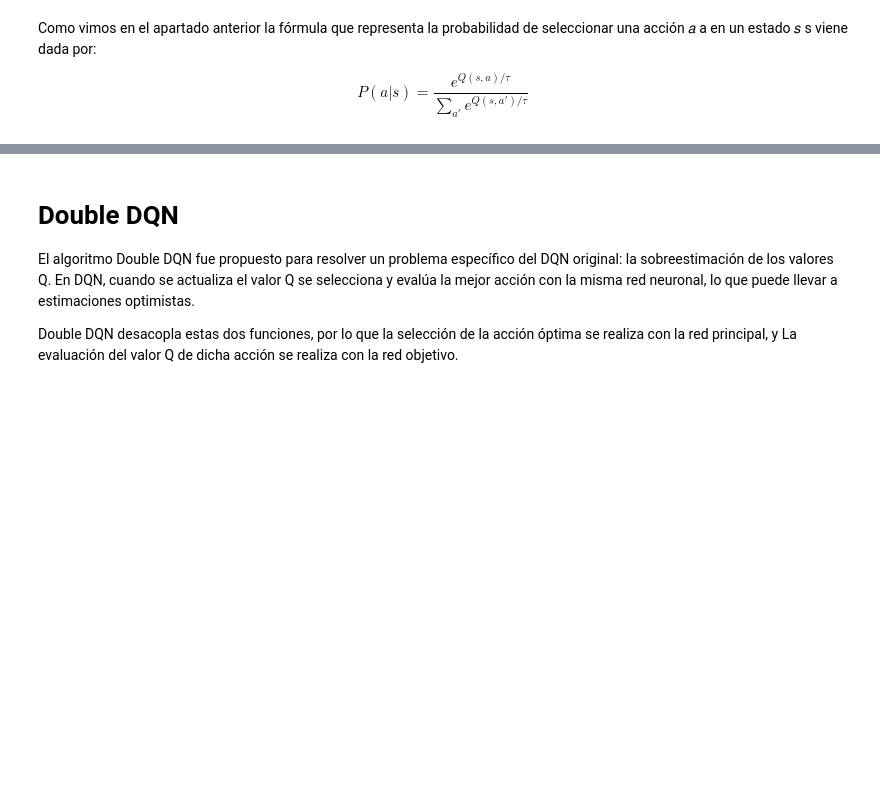
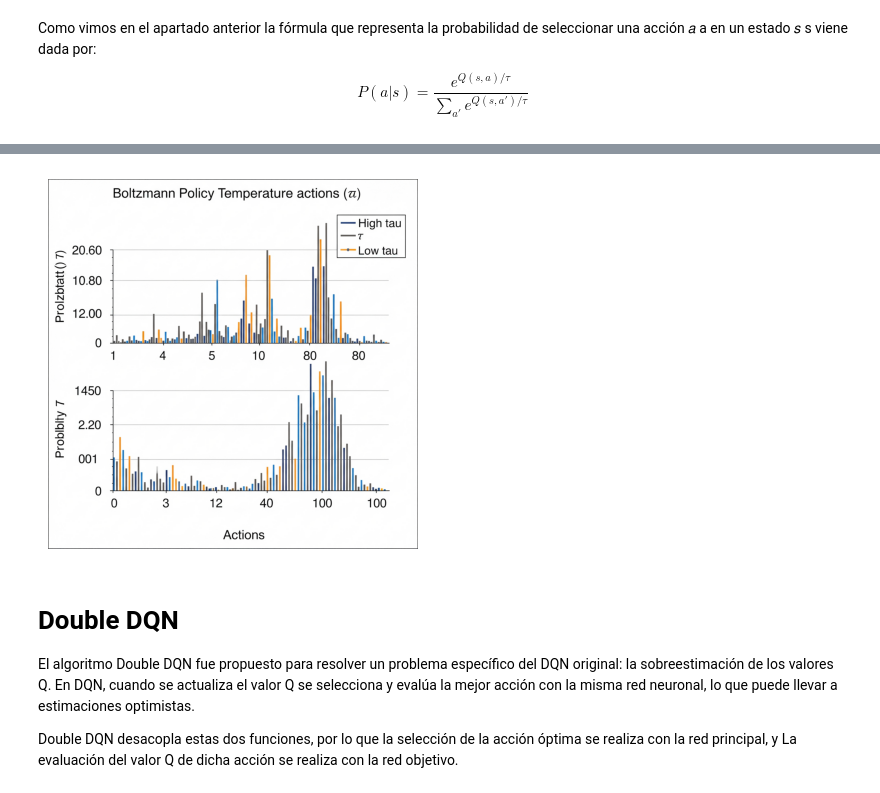
Before and after one commit to smoyarodrigo/03MAIR-Algoritmos-de-Optimizacion, a Jupyter notebook: Untitled3.ipynb, the cells around one changed output, grey strips where cells are left out. Drawn from its saved outputs; the diff is of its cells as text; code cells hidden in the pictures; blank space fills up the shorter version.

```diff
--- a/Untitled3.ipynb
+++ b/Untitled3.ipynb
@@ -735,3 +758,13 @@ es el valor de acción estimado y τ es el parámetro de temperatura que control
+# %%
+from PIL import Image
+import matplotlib.pyplot as plt
+
+img = Image.open("Boltzman policy.jfif")
+plt.imshow(img)
+plt.axis('off')
+plt.show()
+# %% [output]
+[figure, added]
 # %% [markdown]
 # **Double DQN**
 
```
Also changed, not shown: parts of 18 cells of this notebook.
